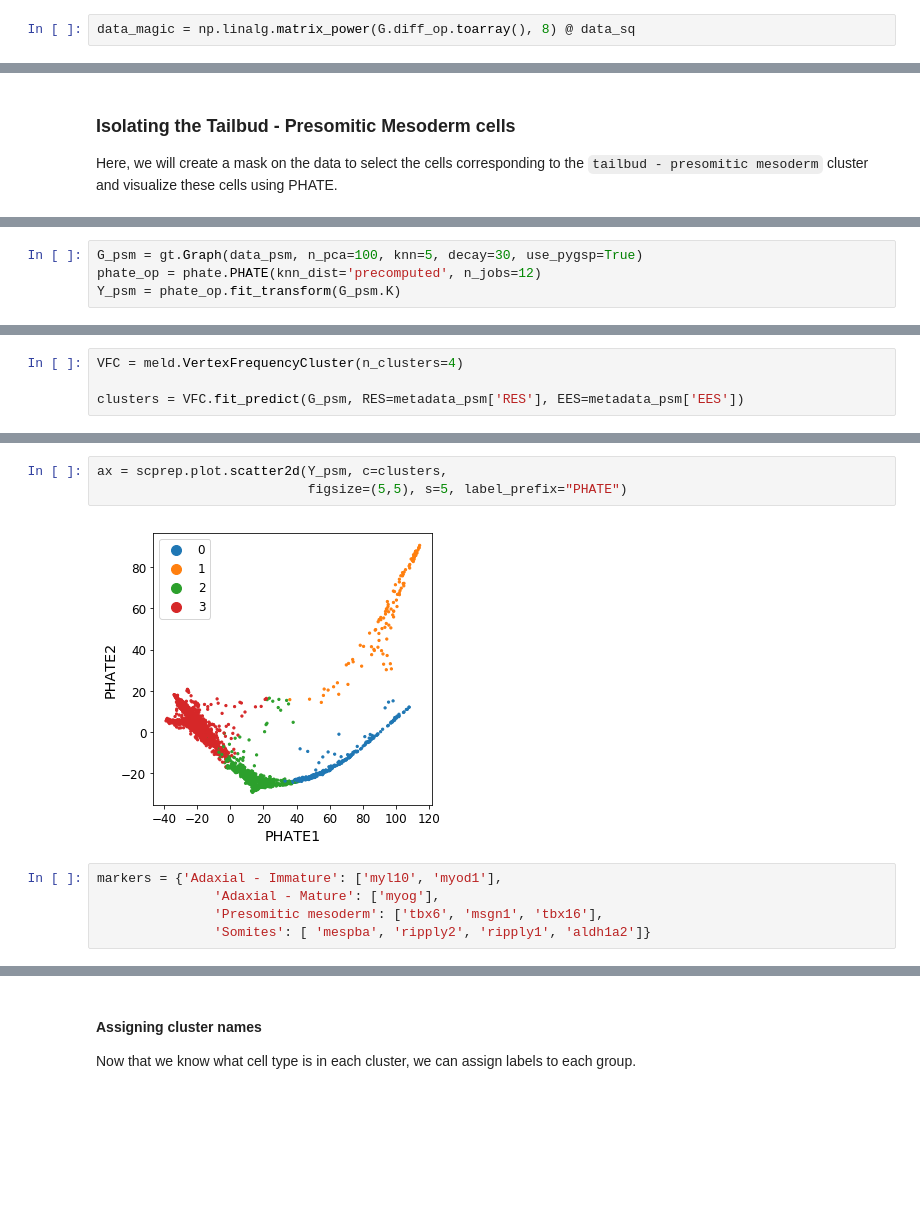
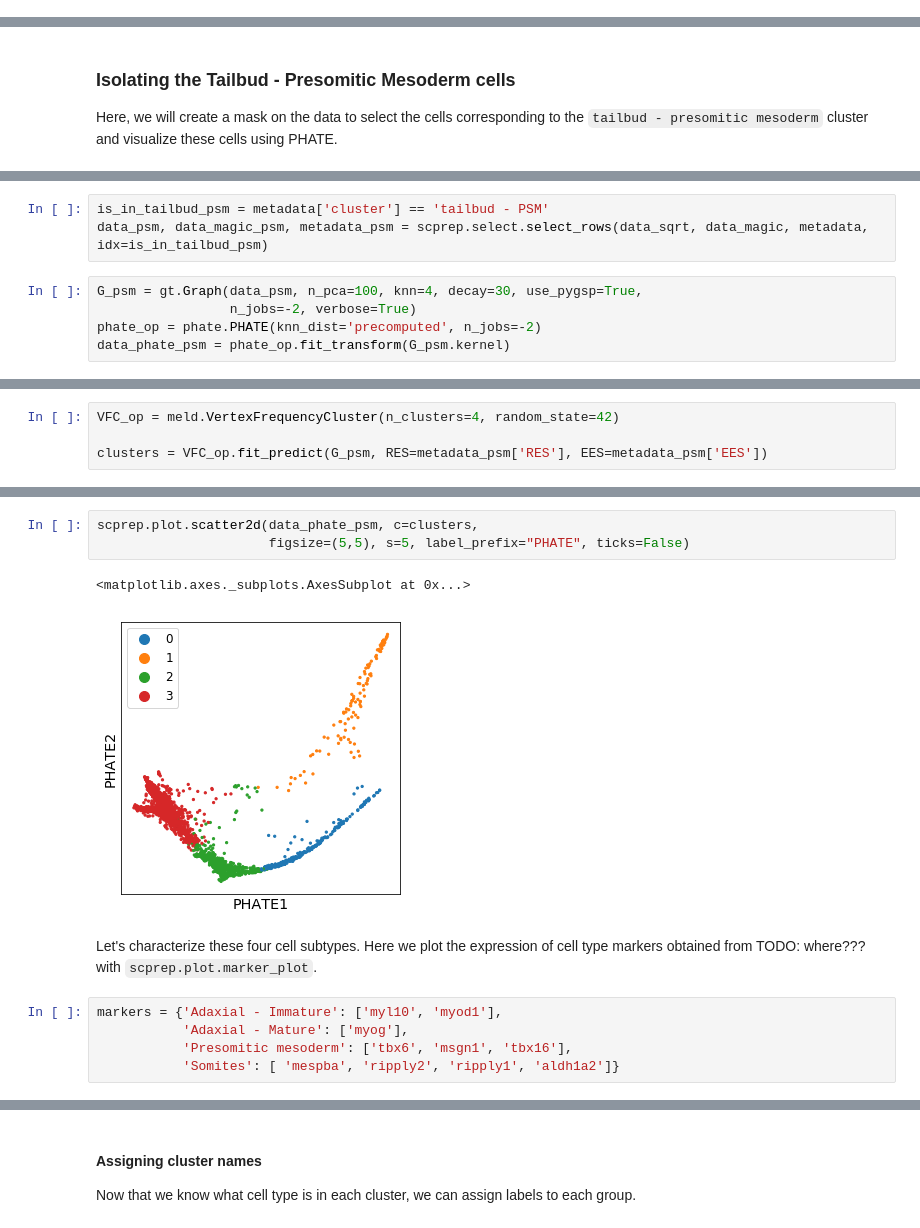
Before and after one commit to KrishnaswamyLab/MELD, a Jupyter notebook: notebooks/Wagner2018_Chordin_Cas9_Mutagenesis.ipynb, the cells around one changed output, grey strips where cells are left out. Saved outputs shown, nothing was run; the diff lists cells and outputs as text; blank space fills up the shorter version.

```diff
--- a/notebooks/Wagner2018_Chordin_Cas9_Mutagenesis.ipynb
+++ b/notebooks/Wagner2018_Chordin_Cas9_Mutagenesis.ipynb
@@ -353,5 +363,3 @@ Calculated MAGIC in 19.35 seconds.
-# %%
-data_magic = np.linalg.matrix_power(G.diff_op.toarray(), 8) @ data_sq
 # %% [markdown]
 ## 3. Using MELD to learn an Enhanced Experimental Signal
 
@@ -423,5 +423,9 @@ data_mg_psm = scprep.utils.select_rows(data_magic, is_in_tailbud_psm)
+# %%
+is_in_tailbud_psm = metadata['cluster'] == 'tailbud - PSM'
+data_psm, data_magic_psm, metadata_psm = scprep.select.select_rows(data_sqrt, data_magic, metadata, idx=is_in_tailbud_psm)
 # %%
-G_psm = gt.Graph(data_psm, n_pca=100, knn=5, decay=30, use_pygsp=True)
-phate_op = phate.PHATE(knn_dist='precomputed', n_jobs=12)
-Y_psm = phate_op.fit_transform(G_psm.K)
+G_psm = gt.Graph(data_psm, n_pca=100, knn=4, decay=30, use_pygsp=True,
+                 n_jobs=-2, verbose=True)
+phate_op = phate.PHATE(knn_dist='precomputed', n_jobs=-2)
+data_phate_psm = phate_op.fit_transform(G_psm.kernel)
 # %% [output]
@@ -461,5 +467,5 @@ This class works similarly to the `sklearn` clustering classes, and all it needs
 # %%
-VFC = meld.VertexFrequencyCluster(n_clusters=4)
+VFC_op = meld.VertexFrequencyCluster(n_clusters=4, random_state=42)
 
-clusters = VFC.fit_predict(G_psm, RES=metadata_psm['RES'], EES=metadata_psm['EES'])
+clusters = VFC_op.fit_predict(G_psm, RES=metadata_psm['RES'], EES=metadata_psm['EES'])
 # %% [output]
@@ -467,11 +473,14 @@ clusters = VFC.fit_predict(G_psm, RES=metadata_psm['RES'], EES=metadata_psm['EES
 # %%
-ax = scprep.plot.scatter2d(Y_psm, c=clusters,
-                           figsize=(5,5), s=5, label_prefix="PHATE")
+scprep.plot.scatter2d(data_phate_psm, c=clusters,
+                      figsize=(5,5), s=5, label_prefix="PHATE", ticks=False)
 # %% [output]
+<matplotlib.axes._subplots.AxesSubplot at 0x...>
-[figure, old version]
+[figure, new version]
+# %% [markdown]
+Let's characterize these four cell subtypes. Here we plot the expression of cell type markers obtained from TODO: where??? with `scprep.plot.marker_plot`.
 # %%
 markers = {'Adaxial - Immature': ['myl10', 'myod1'],
-               'Adaxial - Mature': ['myog'],
-               'Presomitic mesoderm': ['tbx6', 'msgn1', 'tbx16'],
-               'Somites': [ 'mespba', 'ripply2', 'ripply1', 'aldh1a2']}
+           'Adaxial - Mature': ['myog'],
+           'Presomitic mesoderm': ['tbx6', 'msgn1', 'tbx16'],
+           'Somites': [ 'mespba', 'ripply2', 'ripply1', 'aldh1a2']}
 # %%
```
Also changed, not shown: parts of 72 cells of this notebook.
